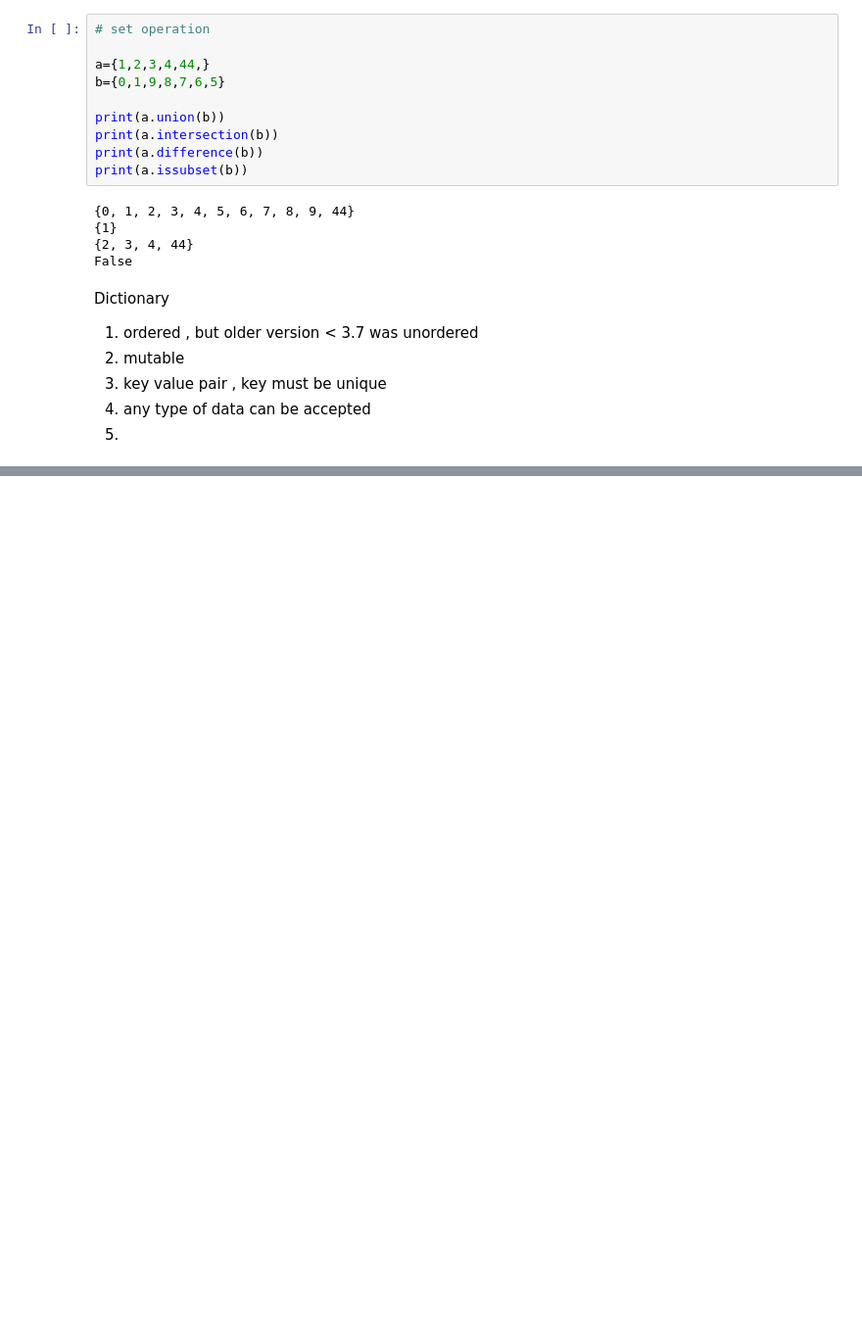
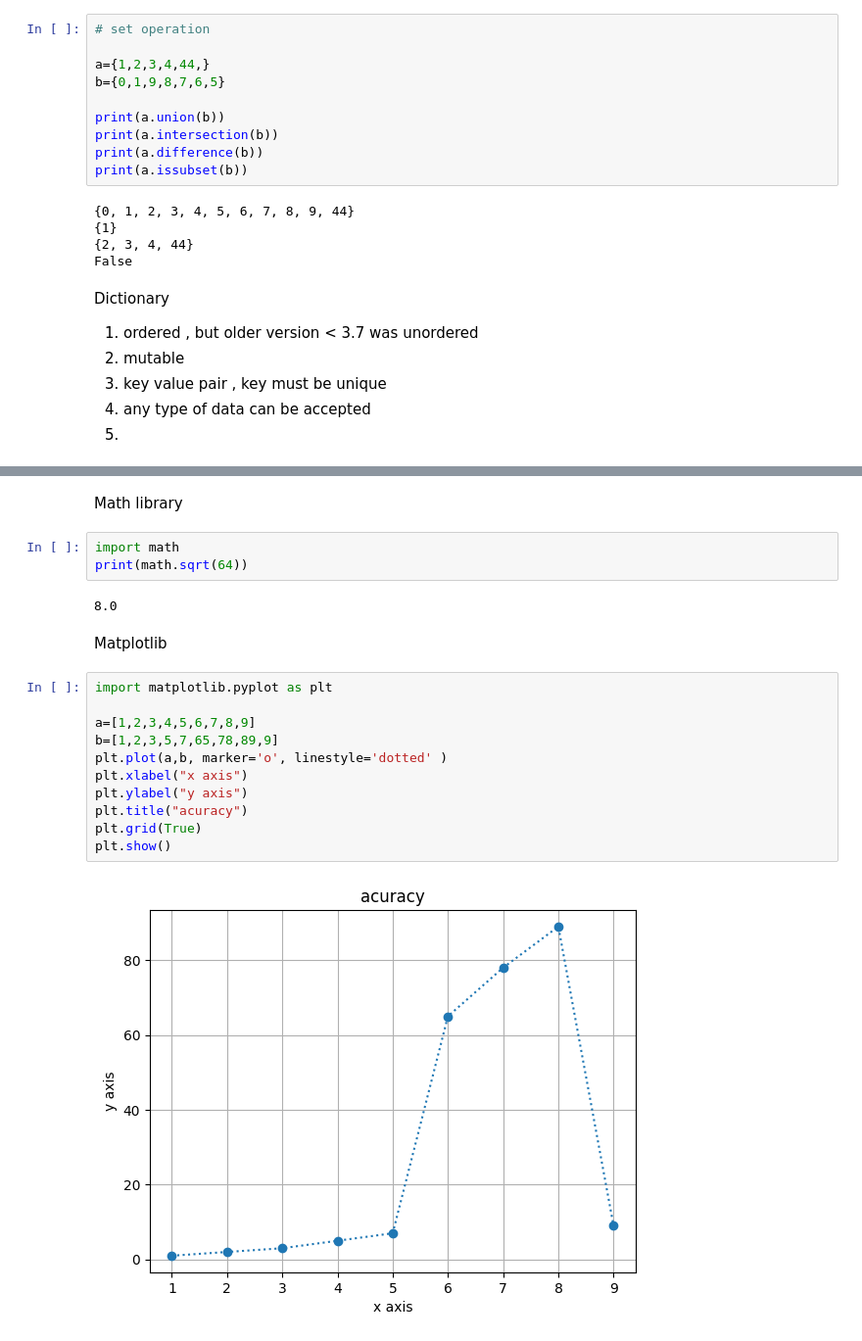
Before and after one commit to al-imran-sonet/CSE495A-Introduction-to-Robotics-, a Jupyter notebook: Python_basics/First_session.ipynb, the cells around one changed output, grey strips where cells are left out. Shown at 98% size. Saved outputs shown, nothing was run; the diff lists cells and outputs as text; blank space fills up the shorter version.

```diff
--- a/Python_basics/First_session.ipynb
+++ b/Python_basics/First_session.ipynb
@@ -489,0 +566,22 @@ Dictionary
+# %% [markdown]
+Math library
+# %%
+import math
+print(math.sqrt(64))
+# %% [output]
+8.0
+# %% [markdown]
+Matplotlib
+# %%
+import matplotlib.pyplot as plt
+
+a=[1,2,3,4,5,6,7,8,9]
+b=[1,2,3,5,7,65,78,89,9]
+plt.plot(a,b, marker='o', linestyle='dotted' )
+plt.xlabel("x axis")
+plt.ylabel("y axis")
+plt.title("acuracy")
+plt.grid(True)
+plt.show()
+# %% [output]
+[figure, added]
```
Also changed, not shown: parts of 8 cells of this notebook.
